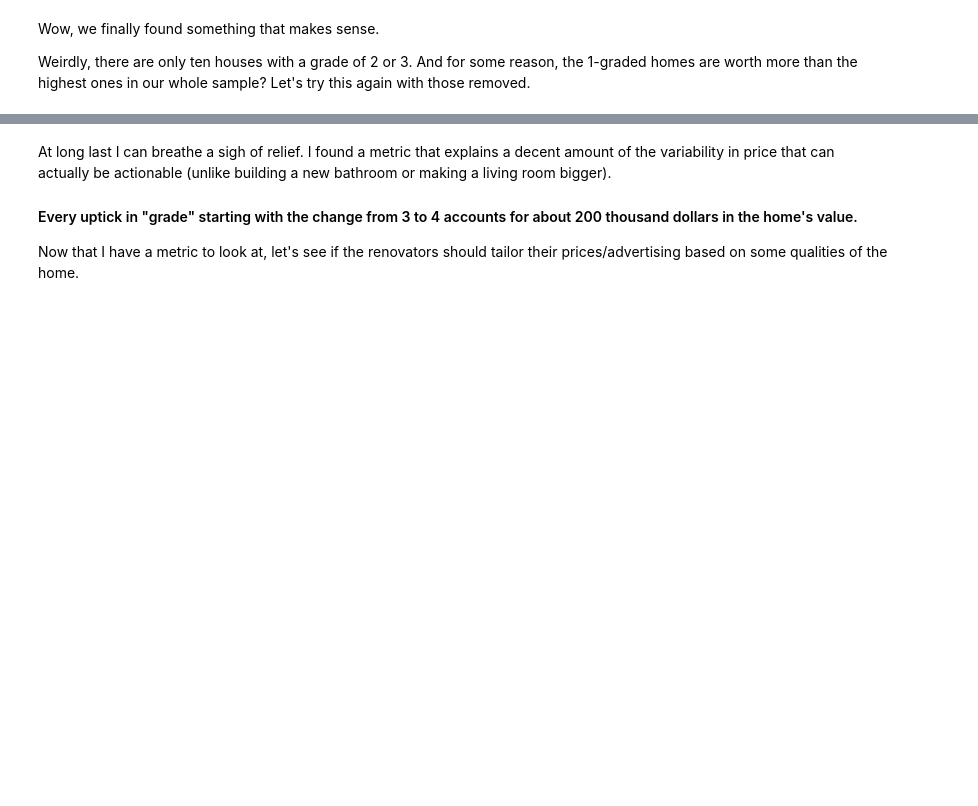
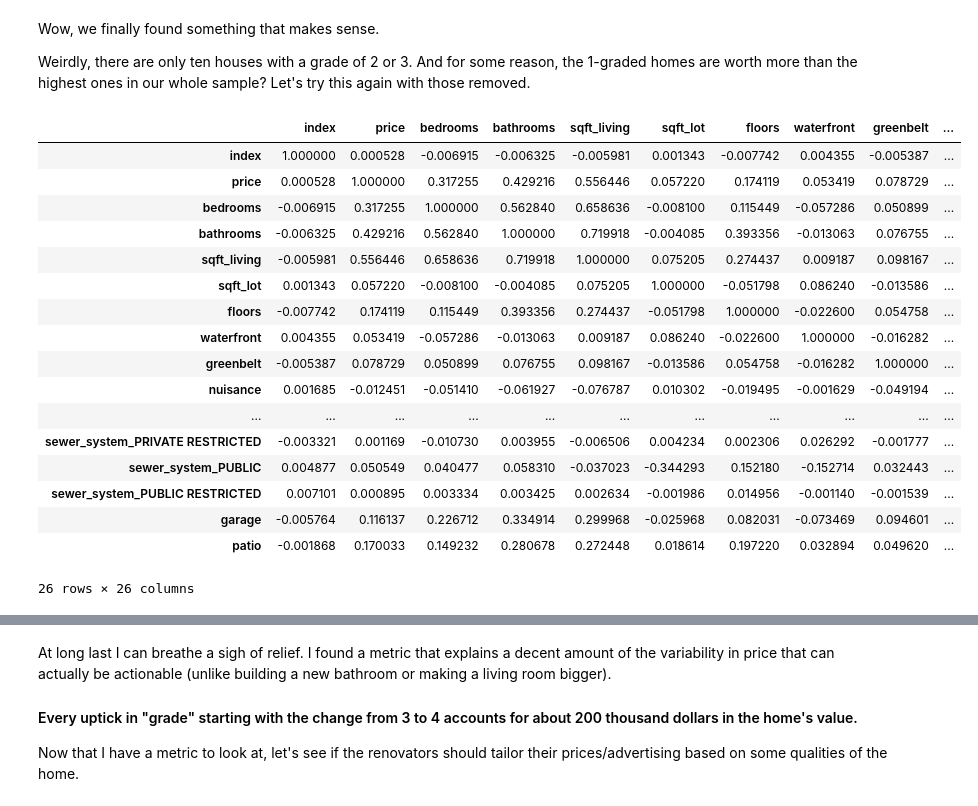
Before and after one commit to FerdinandBeaman/dsc-phase-2-project-v2-5, a Jupyter notebook: student.ipynb, the cells around one changed output, grey strips where cells are left out. Saved outputs shown, nothing was run; the diff lists cells and outputs as text; code cells hidden in the pictures; blank space fills up the shorter version.

```diff
--- a/student.ipynb
+++ b/student.ipynb
@@ -1080,6 +836,27 @@ median change in % 50.8
 Wow, we finally found something that makes sense.
 
 Weirdly, there are only ten houses with a grade of 2 or 3. And for some reason, the 1-graded homes are worth more than the highest ones in our whole sample? Let's try this again with those removed.
+# %%
+four_plus_g_df.corr()
+# %% [output]
+|  | index | price | bedrooms | bathrooms | sqft_living | sqft_lot | floors | waterfront | greenbelt | ... |
+| index | 1.000000 | 0.000528 | -0.006915 | -0.006325 | -0.005981 | 0.001343 | -0.007742 | 0.004355 | -0.005387 | ... |
+| price | 0.000528 | 1.000000 | 0.317255 | 0.429216 | 0.556446 | 0.057220 | 0.174119 | 0.053419 | 0.078729 | ... |
+| bedrooms | -0.006915 | 0.317255 | 1.000000 | 0.562840 | 0.658636 | -0.008100 | 0.115449 | -0.057286 | 0.050899 | ... |
+| bathrooms | -0.006325 | 0.429216 | 0.562840 | 1.000000 | 0.719918 | -0.004085 | 0.393356 | -0.013063 | 0.076755 | ... |
+| sqft_living | -0.005981 | 0.556446 | 0.658636 | 0.719918 | 1.000000 | 0.075205 | 0.274437 | 0.009187 | 0.098167 | ... |
+| sqft_lot | 0.001343 | 0.057220 | -0.008100 | -0.004085 | 0.075205 | 1.000000 | -0.051798 | 0.086240 | -0.013586 | ... |
+| floors | -0.007742 | 0.174119 | 0.115449 | 0.393356 | 0.274437 | -0.051798 | 1.000000 | -0.022600 | 0.054758 | ... |
+| waterfront | 0.004355 | 0.053419 | -0.057286 | -0.013063 | 0.009187 | 0.086240 | -0.022600 | 1.000000 | -0.016282 | ... |
+| greenbelt | -0.005387 | 0.078729 | 0.050899 | 0.076755 | 0.098167 | -0.013586 | 0.054758 | -0.016282 | 1.000000 | ... |
+| nuisance | 0.001685 | -0.012451 | -0.051410 | -0.061927 | -0.076787 | 0.010302 | -0.019495 | -0.001629 | -0.049194 | ... |
+| ... | ... | ... | ... | ... | ... | ... | ... | ... | ... | ... |
+| sewer_system_PRIVATE RESTRICTED | -0.003321 | 0.001169 | -0.010730 | 0.003955 | -0.006506 | 0.004234 | 0.002306 | 0.026292 | -0.001777 | ... |
+| sewer_system_PUBLIC | 0.004877 | 0.050549 | 0.040477 | 0.058310 | -0.037023 | -0.344293 | 0.152180 | -0.152714 | 0.032443 | ... |
+| sewer_system_PUBLIC RESTRICTED | 0.007101 | 0.000895 | 0.003334 | 0.003425 | 0.002634 | -0.001986 | 0.014956 | -0.001140 | -0.001539 | ... |
+| garage | -0.005764 | 0.116137 | 0.226712 | 0.334914 | 0.299968 | -0.025968 | 0.082031 | -0.073469 | 0.094601 | ... |
+| patio | -0.001868 | 0.170033 | 0.149232 | 0.280678 | 0.272448 | 0.018614 | 0.197220 | 0.032894 | 0.049620 | ... |
+26 rows × 26 columns
 # %%
 four_plus_g_df = df[df["grade"] > 3].copy()
 all_x = ['bedrooms', 'bathrooms', 'sqft_living', 'sqft_lot',
```
Also changed, not shown: parts of 29 cells of this notebook.
